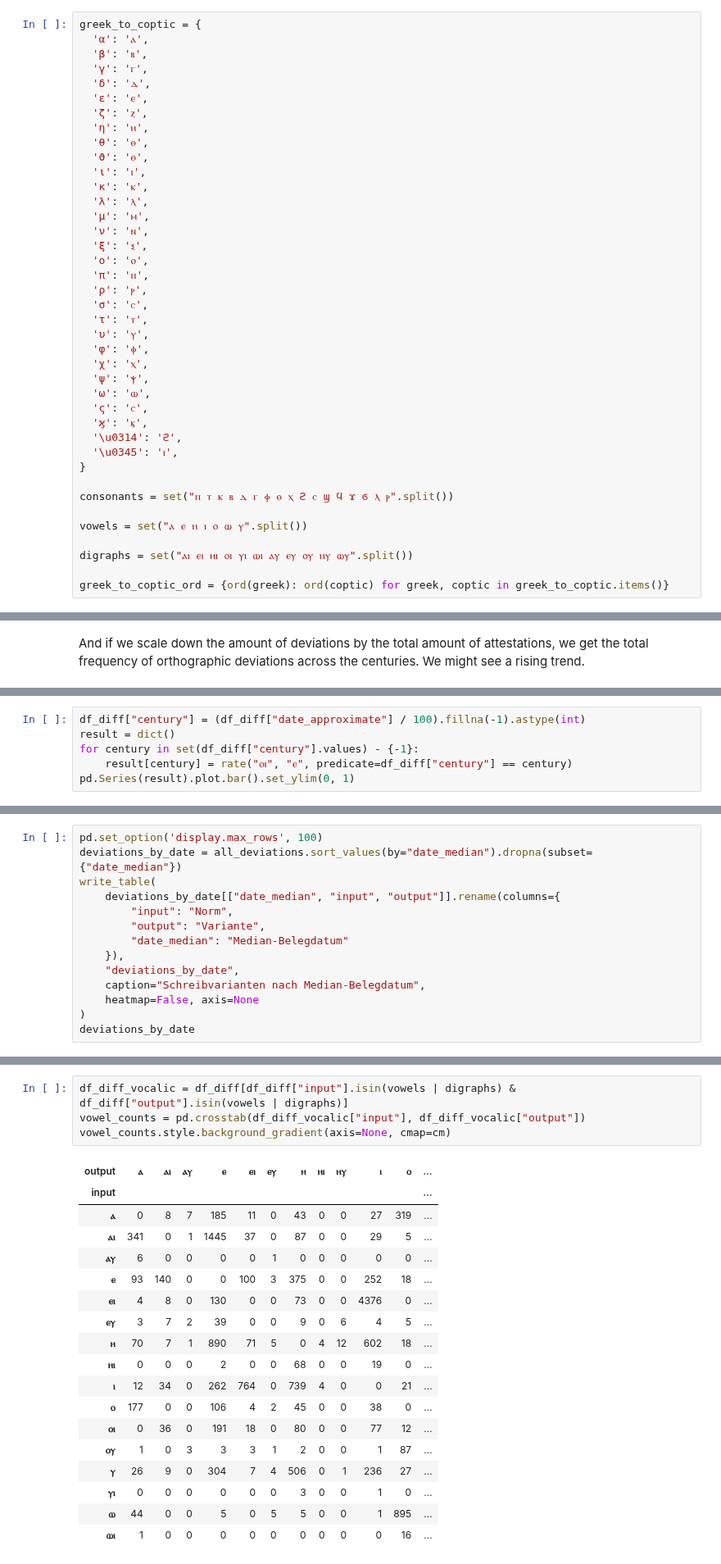
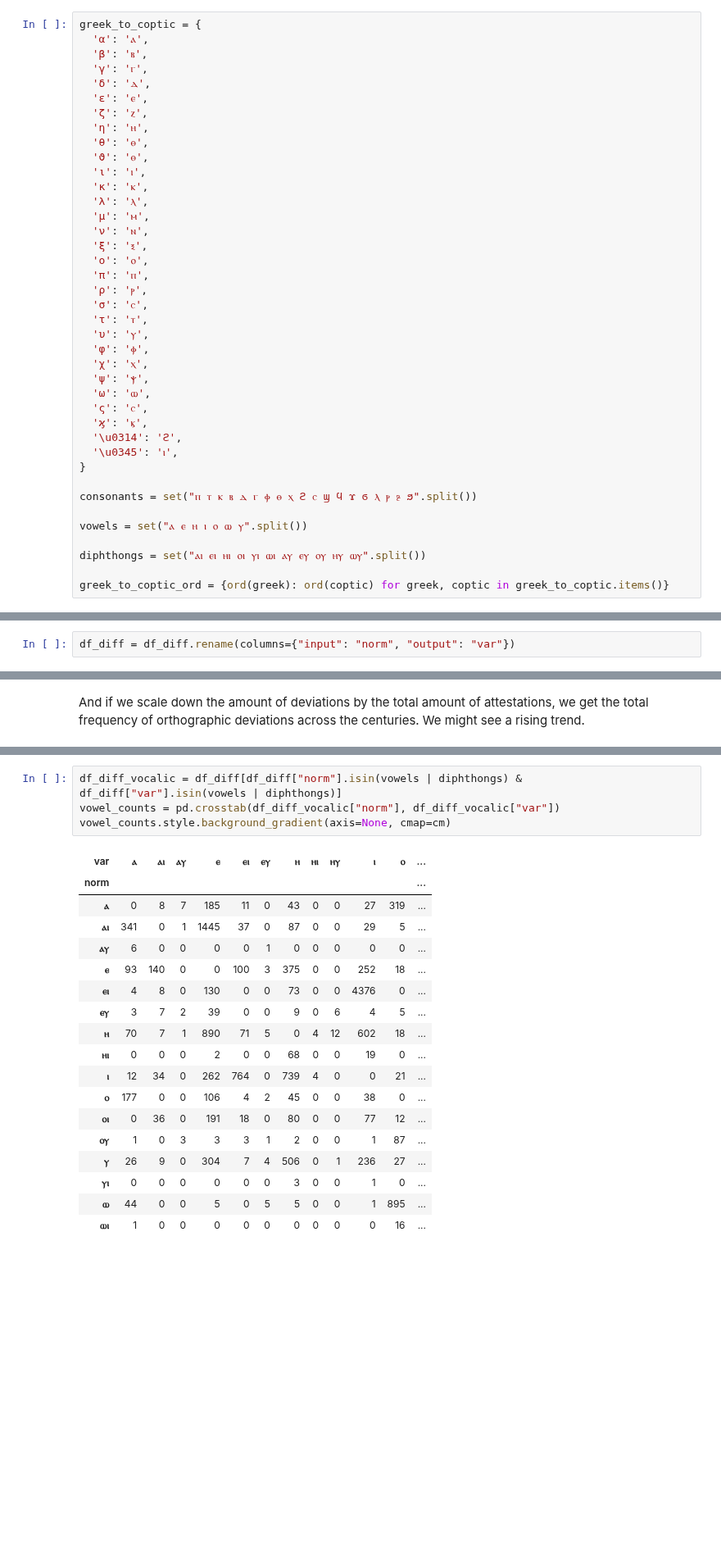
Before and after one commit to kmein/greek-coptic, a Jupyter notebook: greek-coptic.ipynb, the cells around one changed output, grey strips where cells are left out. Shown at 82% size. Drawn from its saved outputs; the diff is of its cells as text; blank space fills up the shorter version.

```diff
--- a/greek-coptic.ipynb
+++ b/greek-coptic.ipynb
@@ -104,11 +104,11 @@ greek_to_coptic = {
   '\u0345': 'ⲓ',
 }
 
-consonants = set("ⲡ ⲧ ⲕ ⲃ ⲇ ⲅ ⲫ ⲑ ⲭ ϩ ⲥ ϣ ϥ ϫ ϭ ⲗ ⲣ".split())
+consonants = set("ⲡ ⲧ ⲕ ⲃ ⲇ ⲅ ⲫ ⲑ ⲭ ϩ ⲥ ϣ ϥ ϫ ϭ ⲗ ⲣ ⳉ ϧ".split())
 
 vowels = set("ⲁ ⲉ ⲏ ⲓ ⲟ ⲱ ⲩ".split())
 
-digraphs = set("ⲁⲓ ⲉⲓ ⲏⲓ ⲟⲓ ⲩⲓ ⲱⲓ ⲁⲩ ⲉⲩ ⲟⲩ ⲏⲩ ⲱⲩ".split())
+diphthongs = set("ⲁⲓ ⲉⲓ ⲏⲓ ⲟⲓ ⲩⲓ ⲱⲓ ⲁⲩ ⲉⲩ ⲟⲩ ⲏⲩ ⲱⲩ".split())
 
 greek_to_coptic_ord = {ord(greek): ord(coptic) for greek, coptic in greek_to_coptic.items()}
 # %% [markdown]
@@ -744,3 +742,5 @@ pd.DataFrame(long_edits)
+# %%
+df_diff = df_diff.rename(columns={"input": "norm", "output": "var"})
 # %% [markdown]
 # Data Presentation and Analysis
 
@@ -806,6 +773,0 @@ Or across centuries:
-# %%
-df_diff["century"] = (df_diff["date_approximate"] / 100).fillna(-1).astype(int)
-result = dict()
-for century in set(df_diff["century"].values) - {-1}:
-    result[century] = rate("ⲟⲓ", "ⲉ", predicate=df_diff["century"] == century)
-pd.Series(result).plot.bar().set_ylim(0, 1)
@@ -952,14 +827,0 @@ We can also look at the deviations in chronological order (after filtering out a
-# %%
-pd.set_option('display.max_rows', 100)
-deviations_by_date = all_deviations.sort_values(by="date_median").dropna(subset={"date_median"})
-write_table(
-    deviations_by_date[["date_median", "input", "output"]].rename(columns={
-        "input": "Norm",
-        "output": "Variante",
-        "date_median": "Median-Belegdatum"
-    }),
-    "deviations_by_date",
-    caption="Schreibvarianten nach Median-Belegdatum",
-    heatmap=False, axis=None
-)
-deviations_by_date
@@ -1013,10 +832,10 @@ We can do the same thing plotting the median date of attestation instead of the
 # %%
-df_diff_vocalic = df_diff[df_diff["input"].isin(vowels | digraphs) & df_diff["output"].isin(vowels | digraphs)]
-vowel_counts = pd.crosstab(df_diff_vocalic["input"], df_diff_vocalic["output"])
+df_diff_vocalic = df_diff[df_diff["norm"].isin(vowels | diphthongs) & df_diff["var"].isin(vowels | diphthongs)]
+vowel_counts = pd.crosstab(df_diff_vocalic["norm"], df_diff_vocalic["var"])
 vowel_counts.style.background_gradient(axis=None, cmap=cm)
 # %% [output]
-| output | ⲁ | ⲁⲓ | ⲁⲩ | ⲉ | ⲉⲓ | ⲉⲩ | ⲏ | ⲏⲓ | ⲏⲩ | ⲓ | ⲟ | ... |
-| input |  |  |  |  |  |  |  |  |  |  |  | ... |
+| var | ⲁ | ⲁⲓ | ⲁⲩ | ⲉ | ⲉⲓ | ⲉⲩ | ⲏ | ⲏⲓ | ⲏⲩ | ⲓ | ⲟ | ... |
+| norm |  |  |  |  |  |  |  |  |  |  |  | ... |
 | ⲁ | 0 | 8 | 7 | 185 | 11 | 0 | 43 | 0 | 0 | 27 | 319 | ... |
 | ⲁⲓ | 341 | 0 | 1 | 1445 | 37 | 0 | 87 | 0 | 0 | 29 | 5 | ... |
 | ⲁⲩ | 6 | 0 | 0 | 0 | 0 | 1 | 0 | 0 | 0 | 0 | 0 | ... |
```
Also changed, not shown: parts of 43 cells of this notebook.
